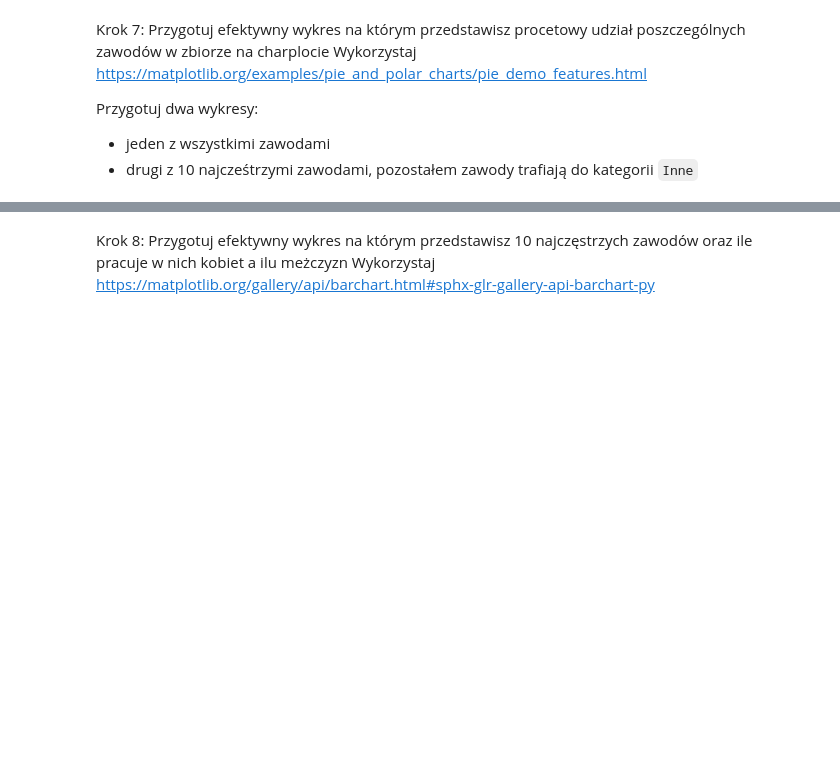
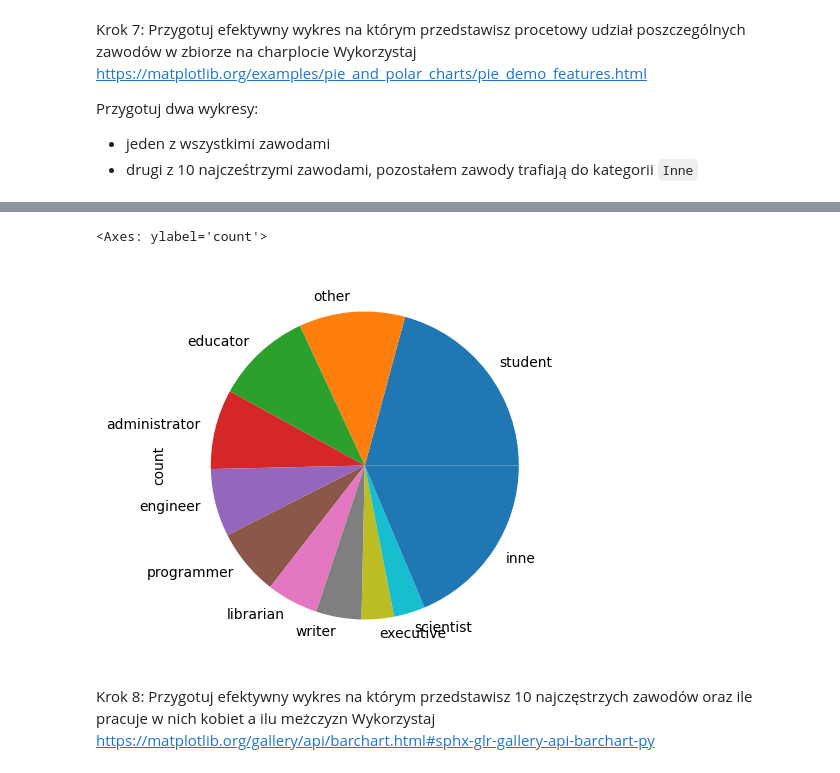
Before and after one commit to Dora455/effective_python, a Jupyter notebook: lab12.ipynb, the cells around one changed output, grey strips where cells are left out. Cells and saved outputs as stored; diff of their text form; code cells hidden in the pictures; blank space fills up the shorter version.

```diff
--- a/lab12.ipynb
+++ b/lab12.ipynb
@@ -177,3 +234,11 @@ Przygotuj dwa wykresy:
+# %%
+most_common = pie_plot[:10]
+most_common['inne'] = pie_plot[10:].sum()
+
+most_common.plot(kind ='pie', figsize=(5,5))
+# %% [output]
+<Axes: ylabel='count'>
+[figure, added]
 # %% [markdown]
 Krok 8: Przygotuj efektywny wykres na którym przedstawisz 10 najczęstrzych zawodów oraz ile pracuje w nich kobiet a ilu meżczyzn
 Wykorzystaj https://matplotlib.org/gallery/api/barchart.html#sphx-glr-gallery-api-barchart-py
```
Also changed, not shown: parts of 10 cells of this notebook.
